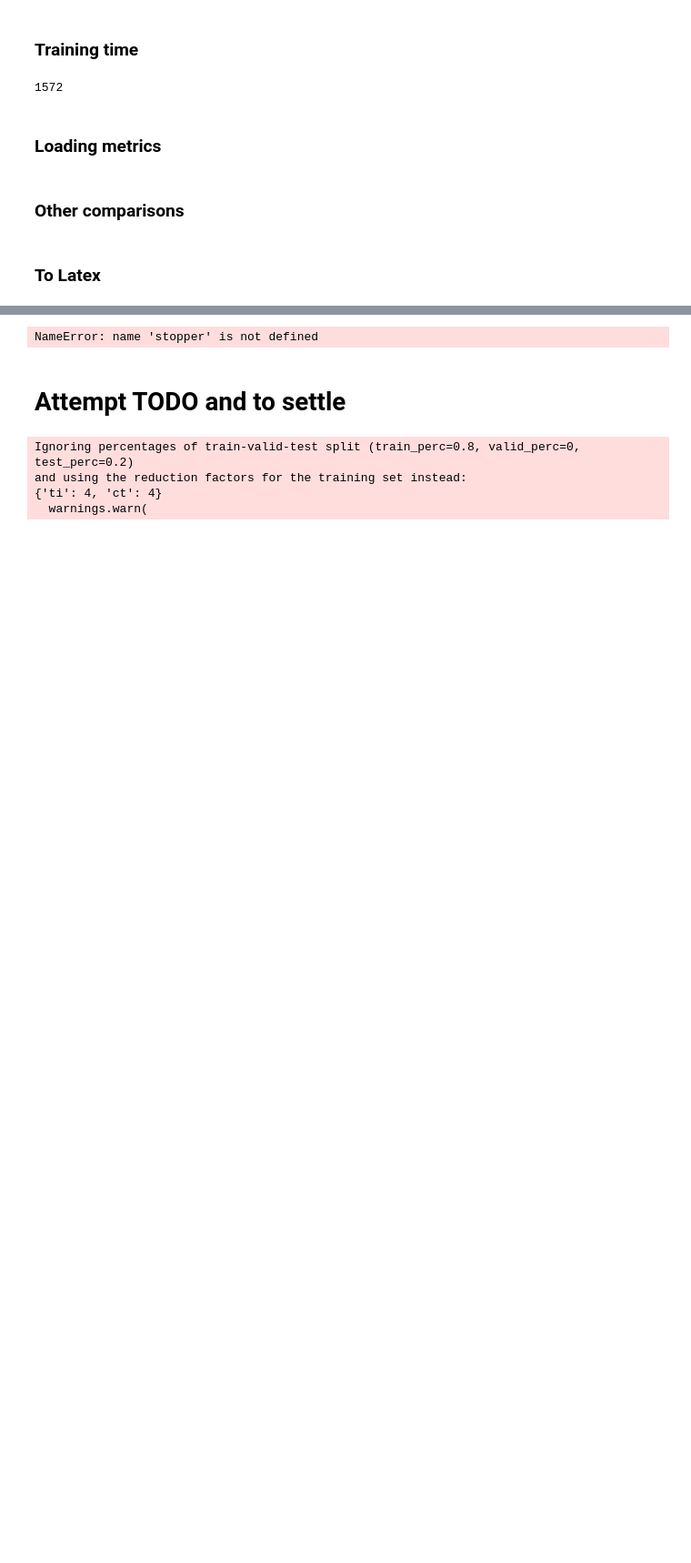
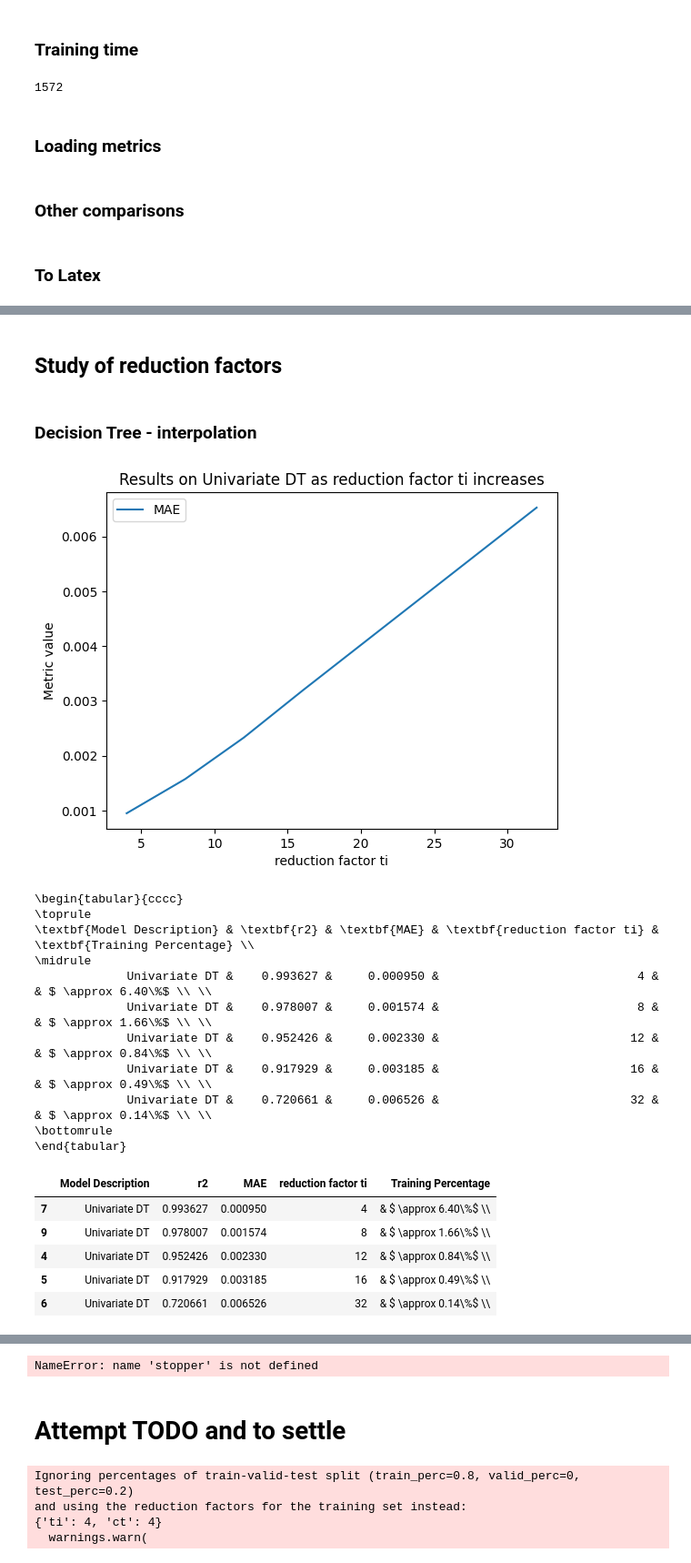
Before and after one commit to NiccoloMorabito/Ainslie-surrogate, a Jupyter notebook: result_analysis.ipynb, the cells around one changed output, grey strips where cells are left out. Shown at 91% size. Cells and saved outputs as stored; diff of their text form; code cells hidden in the pictures; blank space fills up the shorter version.

```diff
--- a/result_analysis.ipynb
+++ b/result_analysis.ipynb
@@ -279,11 +279,18 @@ def extract_reduction_ranges(metrics_df: pd.DataFrame, also_coords : bool = Fals
     return metrics_df
 
 #TODO move this method in "plotting.py"
-def plot_metrics_per_parameter(metrics_df: pd.DataFrame, parameter_name: str): #TODO change
+def plot_metrics_per_parameter(metrics_df: pd.DataFrame, parameter_name: str,
+                               metrics_to_plot: list[str] | None = None): #TODO change
+    if metrics_to_plot:
+        for metric in metrics_to_plot:
+            if metric not in USEFUL_METRICS:
+                raise ValueError("Metric to plot not valid")
+    else:
+        metrics_to_plot = USEFUL_METRICS
     ax = plt.gca()
     colors = plt.cm.tab10.colors
 
-    for i, column in enumerate(USEFUL_METRICS):
+    for i, column in enumerate(metrics_to_plot):
         ax.plot(metrics_df[parameter_name], metrics_df[column], label=column, color=colors[i % len(colors)])
 
     model_name = "".join(metrics_df["Model Description"].iloc[1].split("_")[:2])
@@ -642,0 +643,42 @@ metrics
+# %% [markdown]
+## Study of reduction factors
+# %% [markdown]
+### Decision Tree - interpolation
+# %%
+"""DECISION TREE REDUCTION FACTORS - Study on the training reduction factors for Decision Tree"""
+
+metrics_DT_rf = load_metrics_by_model("DT", set_type="test", experiments=["interpolation"])
+metrics_DT_rf = extract_reduction_factors(metrics_DT_rf, also_coords=False)
+# leaving only deepest trees
+metrics_DT_rf = extract_parameter(metrics_DT_rf, ["depth"], float, regex=r"depth(\d+)_")
+metrics_DT_rf = metrics_DT_rf[metrics_DT_rf["depth"].isna()]
+metrics_DT_rf.drop("depth", axis=1, inplace=True)
+# cleaning the table
+metrics_DT_rf["Model Description"] = "Univariate DT"
+metrics_DT_rf.drop(["Prediction Time", "MSE", "PSNR", "reduction factor ct"], axis=1, inplace=True)
+metrics_DT_rf = metrics_DT_rf[metrics_DT_rf["reduction factor ti"]!=64]
+
+plot_metrics_per_parameter(metrics_DT_rf, "reduction factor ti", metrics_to_plot=["MAE"])
+metrics_DT_rf["Training Percentage"] = metrics_DT_rf["reduction factor ti"]\
+    .apply(lambda x: f"& $ \\approx {math.ceil(100/x) * math.ceil(86/x)/86:.2f}\\%$ \\\\")
+print_copy_latex_table_code(metrics_DT_rf, column_format="cccc")
+metrics_DT_rf
+# %% [output]
+[figure, added]
+\begin{tabular}{cccc}
+\toprule
+\textbf{Model Description} & \textbf{r2} & \textbf{MAE} & \textbf{reduction factor ti} & \textbf{Training Percentage} \\
+\midrule
+             Univariate DT &    0.993627 &     0.000950 &                            4 &       & $ \approx 6.40\%$ \\ \\
+             Univariate DT &    0.978007 &     0.001574 &                            8 &       & $ \approx 1.66\%$ \\ \\
+             Univariate DT &    0.952426 &     0.002330 &                           12 &       & $ \approx 0.84\%$ \\ \\
+             Univariate DT &    0.917929 &     0.003185 &                           16 &       & $ \approx 0.49\%$ \\ \\
+             Univariate DT &    0.720661 &     0.006526 &                           32 &       & $ \approx 0.14\%$ \\ \\
+\bottomrule
+\end{tabular}
+|  | Model Description | r2 | MAE | reduction factor ti | Training Percentage |
+| 7 | Univariate DT | 0.993627 | 0.000950 | 4 | & $ \approx 6.40\%$ \\ |
+| 9 | Univariate DT | 0.978007 | 0.001574 | 8 | & $ \approx 1.66\%$ \\ |
+| 4 | Univariate DT | 0.952426 | 0.002330 | 12 | & $ \approx 0.84\%$ \\ |
+| 5 | Univariate DT | 0.917929 | 0.003185 | 16 | & $ \approx 0.49\%$ \\ |
+| 6 | Univariate DT | 0.720661 | 0.006526 | 32 | & $ \approx 0.14\%$ \\ |
```
Also changed, not shown: parts of 27 cells of this notebook.
